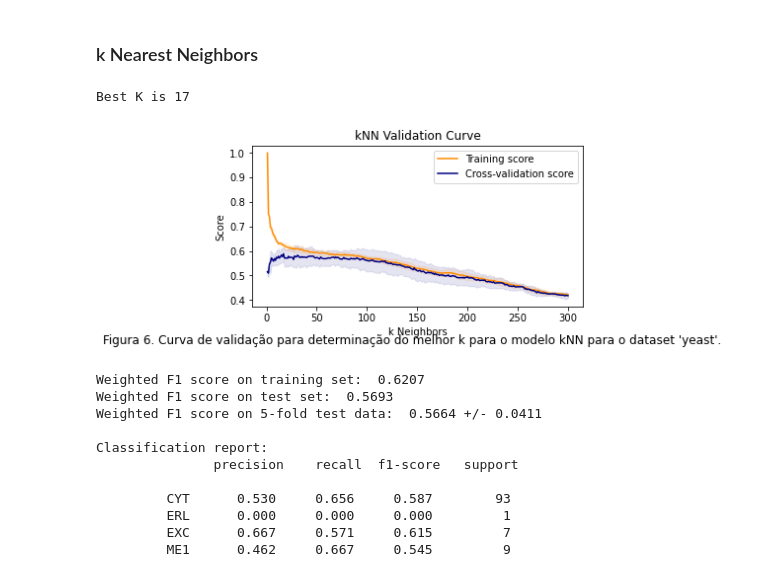
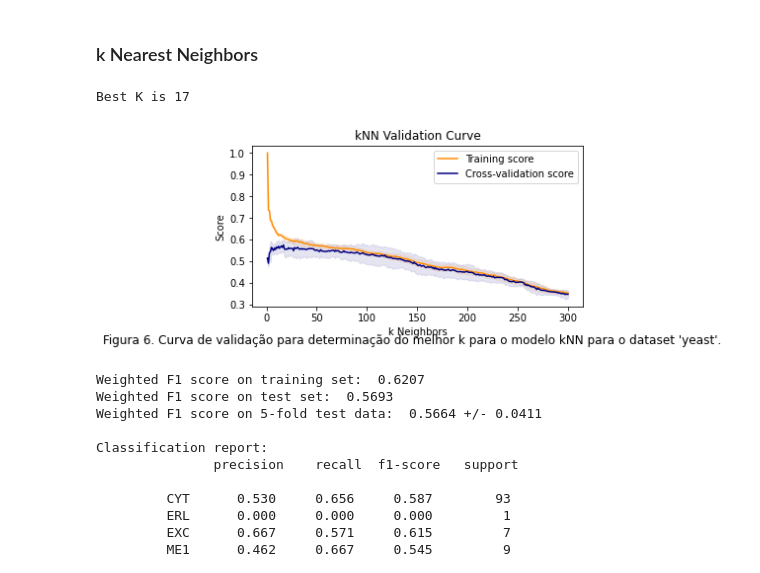
Before and after one commit to mvtap/ML, a Jupyter notebook: Project_final.ipynb, the cells around one changed output. Saved outputs shown, nothing was run; the diff lists cells and outputs as text; code cells hidden in the pictures.

Commit message:
Added accuracy score

```diff
--- a/Project_final.ipynb
+++ b/Project_final.ipynb
@@ -299,13 +312,13 @@ weighted avg      0.541     0.569     0.544       297
 # %% [markdown]
 ### k Nearest Neighbors
 # %%
-k_best = valid_curve(modelkNN, X_train, Y_train, 6, 'accuracy')
+k_best = valid_curve(modelkNN, X_train, Y_train, 6, 'f1_weighted')
 txt="Figura 6. Curva de validação para determinação do melhor k para o modelo kNN para o dataset 'yeast'."
 plt.figtext(0.5, -0.05, txt, wrap=True, horizontalalignment='center', fontsize=12)
 plt.show();
 # %% [output]
 Best K is 17
-[figure, old version]
+[figure, new version]
 # %%
 modelknn = kNN(n_neighbors=k_best)
 modelknn.fit(X_train, Y_train)
```
Also changed, not shown: parts of 12 cells of this notebook.
